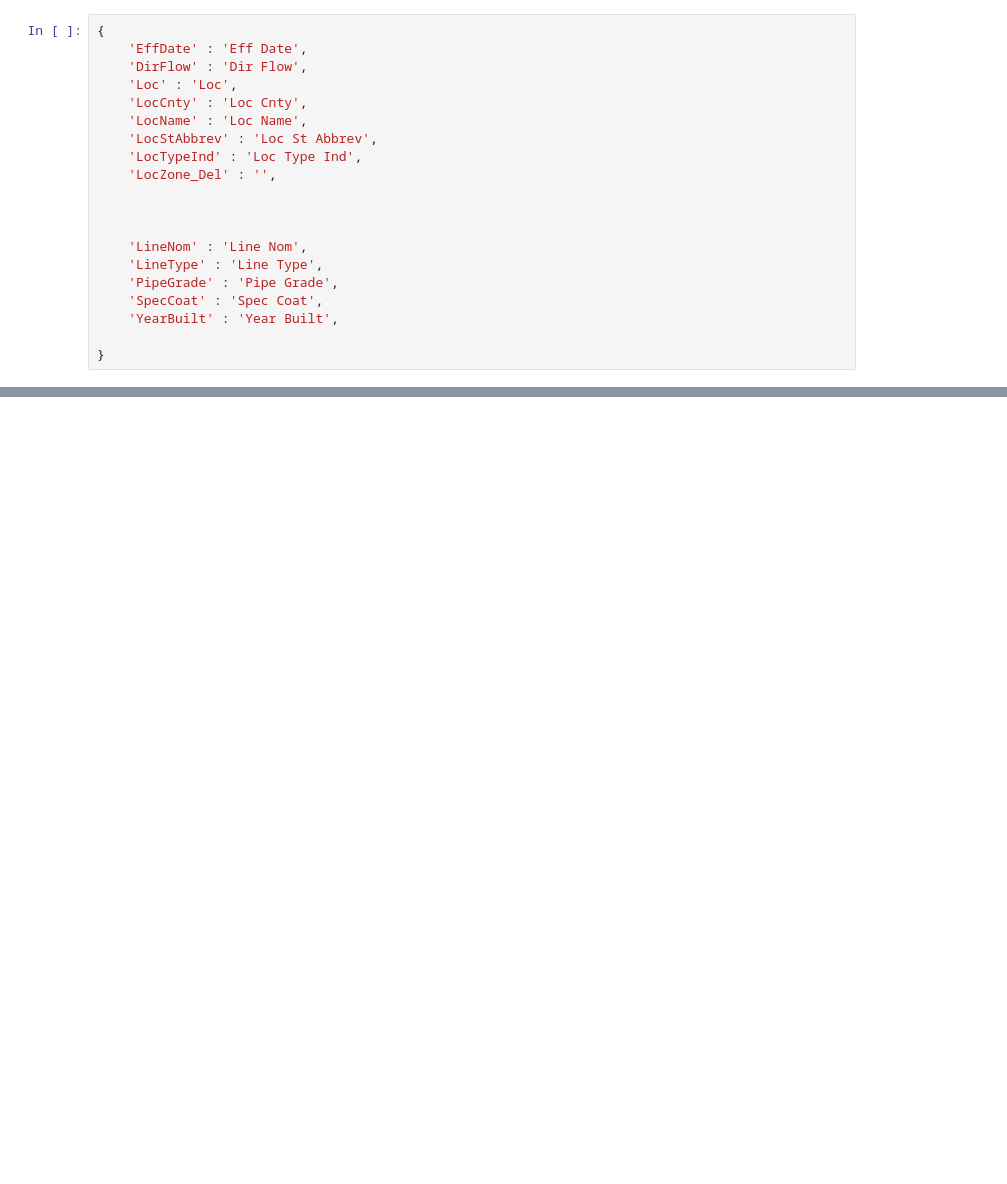
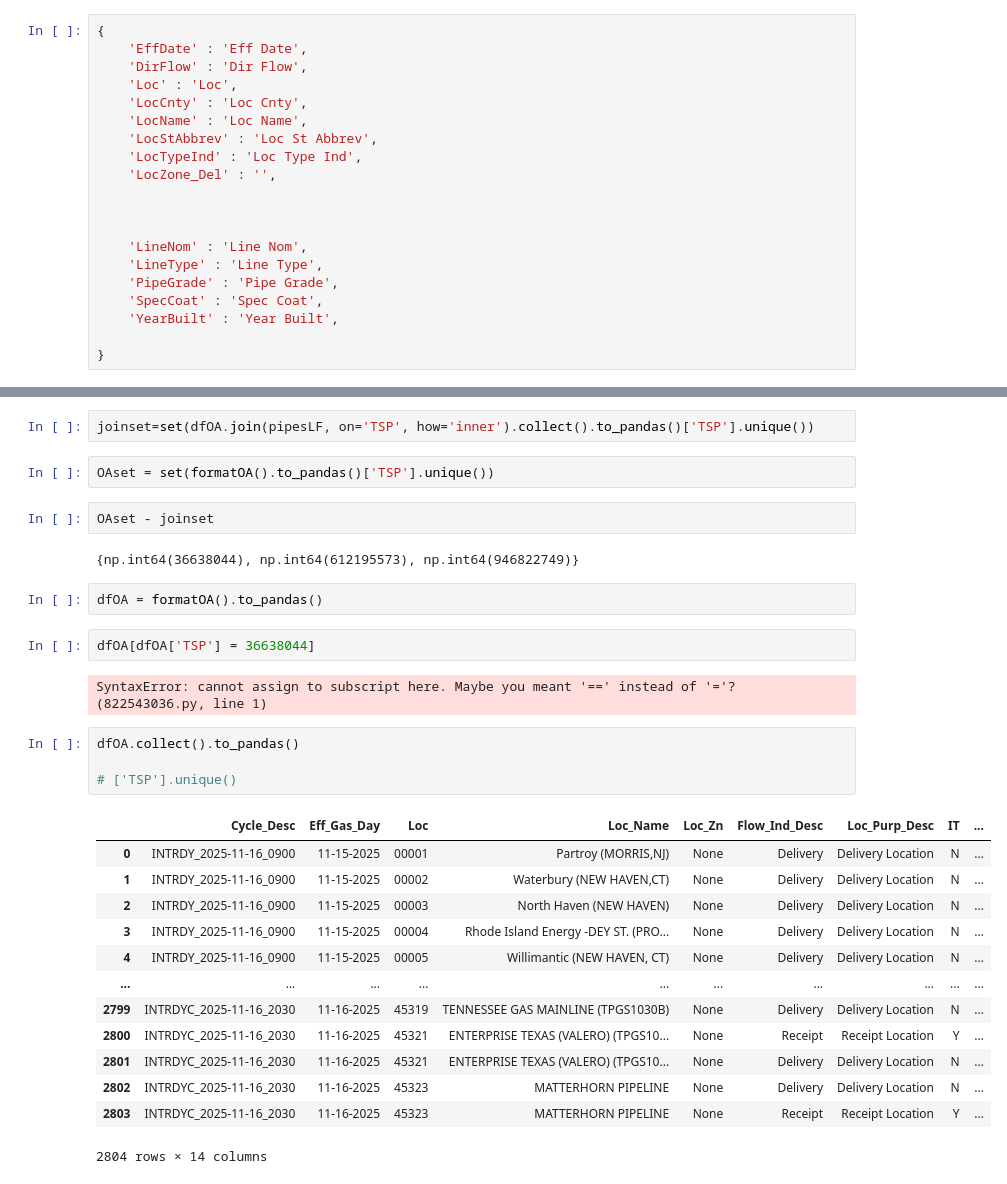
Before and after one commit to Sai-Jagadeesh-UH/enbridgeScrape, a Jupyter notebook: checking.ipynb, the cells around one changed output, grey strips where cells are left out. Saved outputs shown, nothing was run; the diff lists cells and outputs as text; blank space fills up the shorter version.

```diff
--- a/checking.ipynb
+++ b/checking.ipynb
@@ -132,0 +113,32 @@ array([nan, 'M1', 'M2', 'SZ', '2', '3', '1', 'ETX', 'STX', 'ELA', 'WLA',
+# %%
+joinset=set(dfOA.join(pipesLF, on='TSP', how='inner').collect().to_pandas()['TSP'].unique())
+# %%
+OAset = set(formatOA().to_pandas()['TSP'].unique())
+# %%
+OAset - joinset
+# %% [output]
+{np.int64(36638044), np.int64(612195573), np.int64(946822749)}
+# %%
+dfOA = formatOA().to_pandas()
+# %%
+dfOA[dfOA['TSP'] = 36638044]
+# %% [output]
+SyntaxError: cannot assign to subscript here. Maybe you meant '==' instead of '='? (822543036.py, line 1)
+# %%
+dfOA.collect().to_pandas()
+
+# ['TSP'].unique()
+# %% [output]
+|  | Cycle_Desc | Eff_Gas_Day | Loc | Loc_Name | Loc_Zn | Flow_Ind_Desc | Loc_Purp_Desc | IT | ... |
+| 0 | INTRDY_2025-11-16_0900 | 11-15-2025 | 00001 | Partroy (MORRIS,NJ) | None | Delivery | Delivery Location | N | ... |
+| 1 | INTRDY_2025-11-16_0900 | 11-15-2025 | 00002 | Waterbury (NEW HAVEN,CT) | None | Delivery | Delivery Location | N | ... |
+| 2 | INTRDY_2025-11-16_0900 | 11-15-2025 | 00003 | North Haven (NEW HAVEN) | None | Delivery | Delivery Location | N | ... |
+| 3 | INTRDY_2025-11-16_0900 | 11-15-2025 | 00004 | Rhode Island Energy -DEY ST. (PRO... | None | Delivery | Delivery Location | N | ... |
+| 4 | INTRDY_2025-11-16_0900 | 11-15-2025 | 00005 | Willimantic (NEW HAVEN, CT) | None | Delivery | Delivery Location | N | ... |
+| ... | ... | ... | ... | ... | ... | ... | ... | ... | ... |
+| 2799 | INTRDYC_2025-11-16_2030 | 11-16-2025 | 45319 | TENNESSEE GAS MAINLINE (TPGS1030B) | None | Delivery | Delivery Location | N | ... |
+| 2800 | INTRDYC_2025-11-16_2030 | 11-16-2025 | 45321 | ENTERPRISE TEXAS (VALERO) (TPGS10... | None | Receipt | Receipt Location | Y | ... |
+| 2801 | INTRDYC_2025-11-16_2030 | 11-16-2025 | 45321 | ENTERPRISE TEXAS (VALERO) (TPGS10... | None | Delivery | Delivery Location | N | ... |
+| 2802 | INTRDYC_2025-11-16_2030 | 11-16-2025 | 45323 | MATTERHORN PIPELINE | None | Delivery | Delivery Location | N | ... |
+| 2803 | INTRDYC_2025-11-16_2030 | 11-16-2025 | 45323 | MATTERHORN PIPELINE | None | Receipt | Receipt Location | Y | ... |
+2804 rows × 14 columns
```
Also changed, not shown: parts of 27 cells of this notebook, 9 other files.
